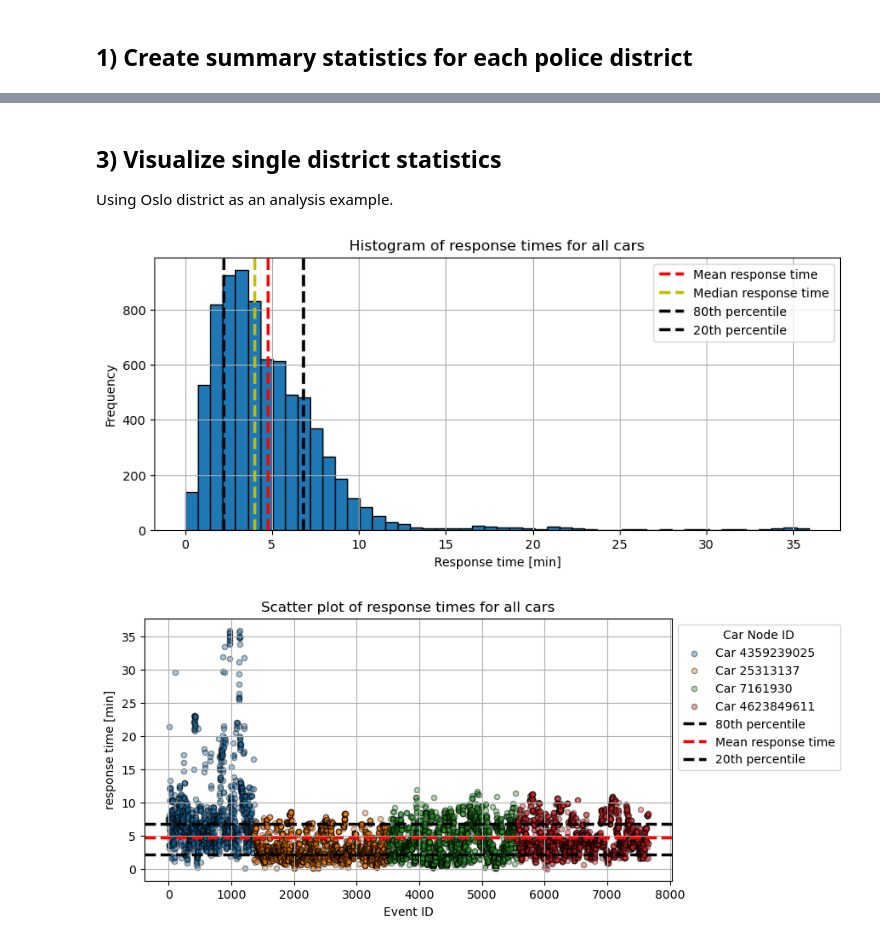
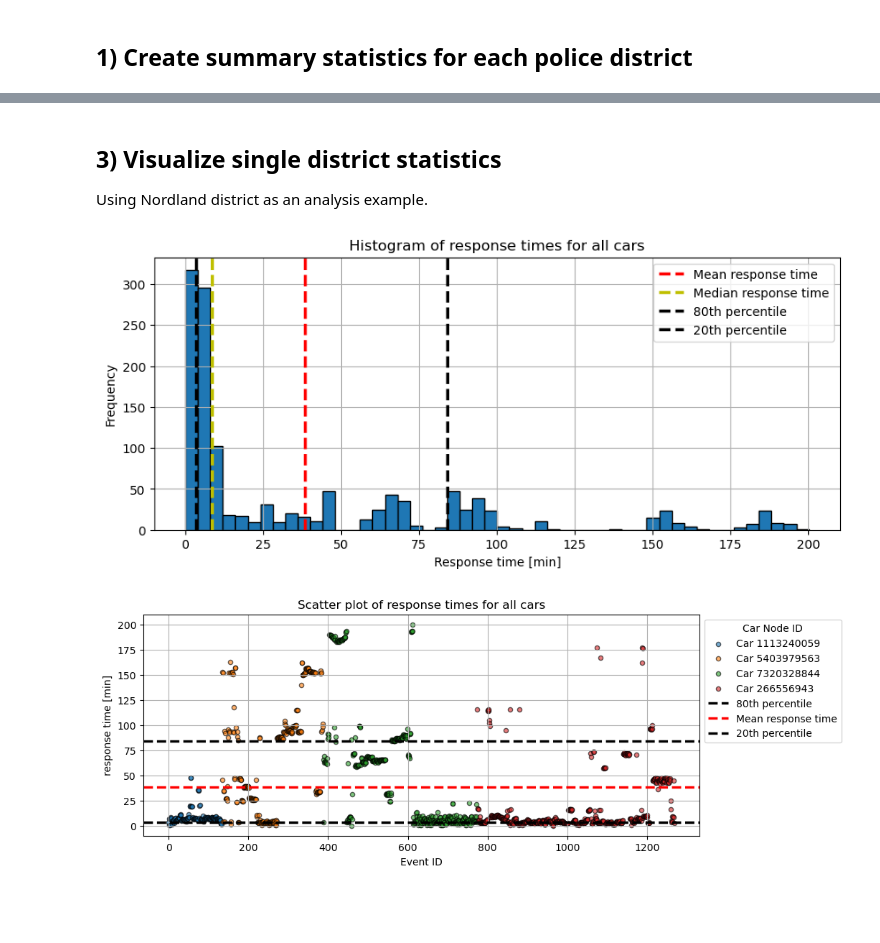
Before and after one commit to torhaa1/Response_Time_Minimization, a Jupyter notebook: main_analysis/43_district_statistics.ipynb, the cells around one changed output, grey strips where cells are left out. Cells and saved outputs as stored; diff of their text form; code cells hidden in the pictures; blank space fills up the shorter version.

```diff
--- a/main_analysis/43_district_statistics.ipynb
+++ b/main_analysis/43_district_statistics.ipynb
@@ -63,8 +66,8 @@ car_to_events_dict = {
 
 Some districts with disconnected graphs (connected by ferries) can have some unnatural long travel times to point on the other side of the fjord.
 # %%
-# remove gross outliers from the dataframes
+# check+remove gross outliers from the dataframes
 for district, df in car_to_events_dict.items():
-    # print(f"{district}:")
-    car_to_events_dict[district] = utilityModule.remove_outliers_from_df(df, column='travel_time', z_score_threshold=12, verbose=True)
+    print(f"{district}:")
+    car_to_events_dict[district] = utilityModule.remove_outliers_from_df(df, column='travel_time', z_score_threshold=15, verbose=True)
 # %% [output]
@@ -143,16 +210,16 @@ utilityModule.plot_travel_time_violinplot_all_districts(car_to_events_dict, figs
 # %% [markdown]
 ## 3) Visualize single district statistics
 
-Using Oslo district as an analysis example.
+Using Nordland district as an analysis example.
 # %%
 # Histogram - single district
-utilityModule.plot_travel_time_histogram_district(car_to_events_dict['Oslo'], district_wide_stats_dict['Oslo'], figsize=(10, 4))
+utilityModule.plot_travel_time_histogram_district(car_to_events_dict['Nordland'], district_wide_stats_dict['Nordland'], figsize=(10, 4))
 # %% [output]
-[figure, old version]
+[figure, new version]
 # %%
 # Scatterplot - single district
-utilityModule.plot_travel_time_scatterplot_district(car_to_events_dict['Oslo'], district_wide_stats_dict['Oslo'], figsize=(8, 4))
+utilityModule.plot_travel_time_scatterplot_district(car_to_events_dict['Nordland'], district_wide_stats_dict['Nordland'], figsize=(10, 4))
 # %% [output]
-[figure, old version]
+[figure, new version]
 # %%
 # Boxplot and violin plot - single district
```
Also changed, not shown: parts of 12 cells of this notebook, 2 other files.
